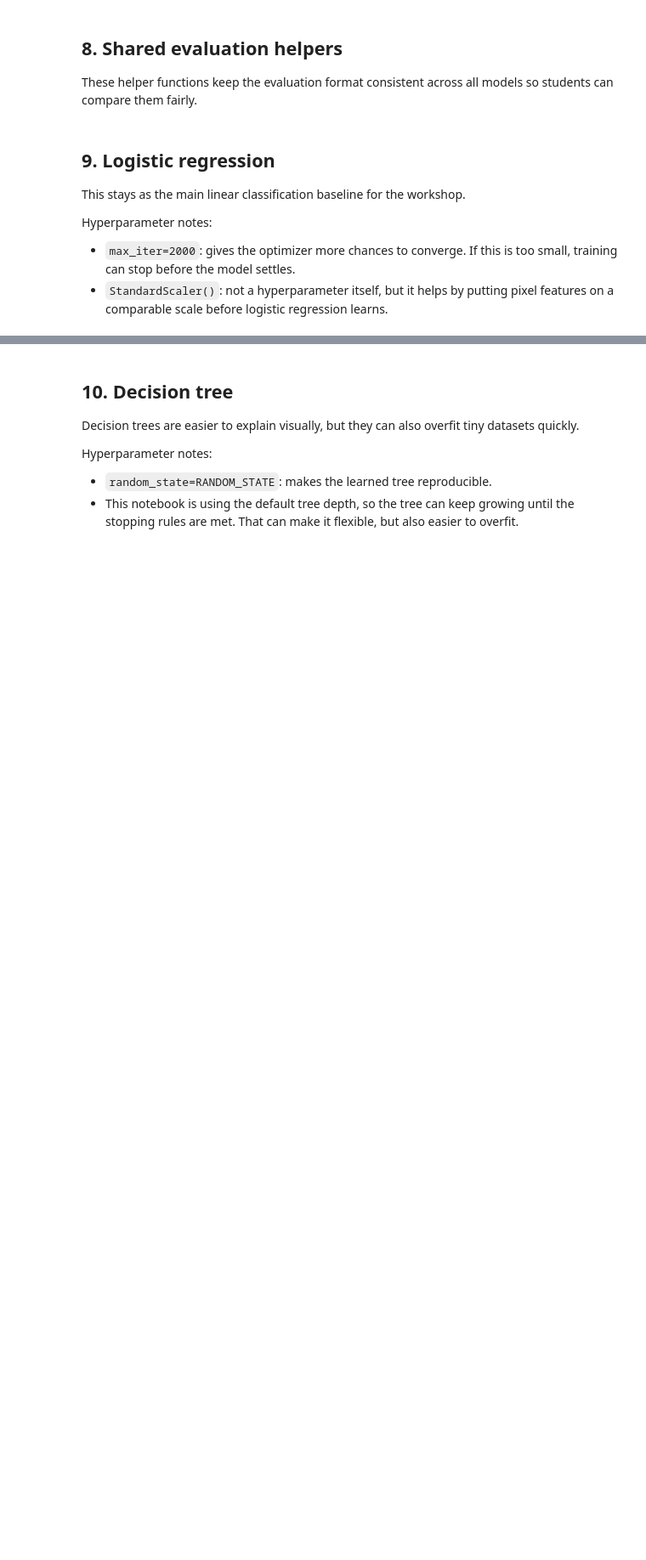
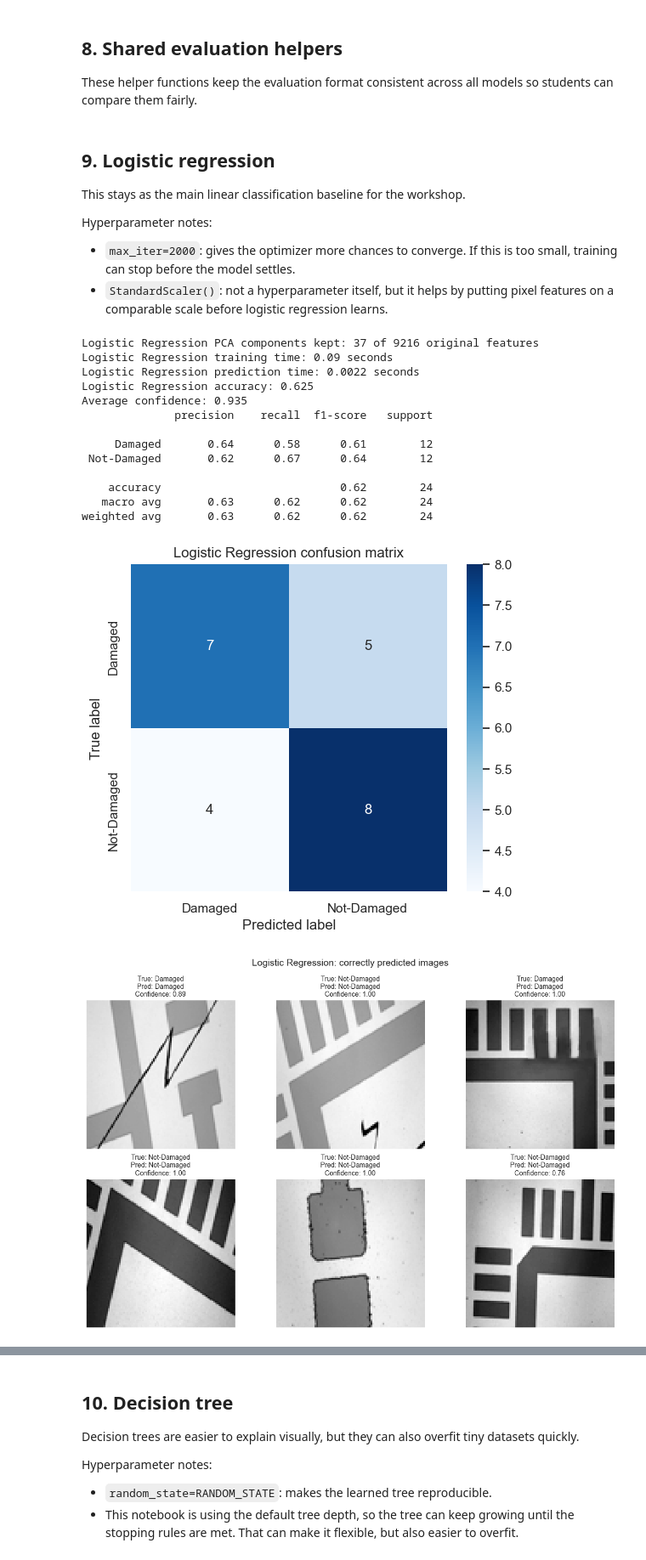
Before and after one commit to shokun723/Summer_Workshop_ShoRydberg, a Jupyter notebook: 0_Class_Notebooks/04_Image_Classification_Grayscale.ipynb, the cells around one changed output, grey strips where cells are left out. Shown at 85% size. Saved outputs shown, nothing was run; the diff lists cells and outputs as text; code cells hidden in the pictures; blank space fills up the shorter version.

```diff
--- a/0_Class_Notebooks/04_Image_Classification_Grayscale.ipynb
+++ b/0_Class_Notebooks/04_Image_Classification_Grayscale.ipynb
@@ -126,6 +129,8 @@ RUN_DEFECT_CHALLENGE = TARGET_MODE == "device_type"
 IMAGE_SIZE = 96  # Student change point: smaller is faster; larger may preserve more detail.
 TEST_SIZE = 0.30  # Student change point: try 0.20 or 0.40 and inspect whether scores change.
 RANDOM_STATE = 42  # Student change point: change this to see how a different split affects results.
+USE_PCA = True  # Student change point: turn on PCA for the scaled flattened-pixel models.
+PCA_VARIANCE_TO_KEEP = 0.95  # Student change point: try 0.90, 0.95, or 0.99 when USE_PCA is True.
 CNN_IMAGE_SIZE = 100  # Student change point: controls image size for the CNN only.
 CNN_EPOCHS = 6  # Student change point: more epochs may improve learning or overfit.
 CNN_BATCH_SIZE = 10  # Student change point: changes how many images the CNN sees per update.
@@ -136,3 +141,4 @@ print(f"Metadata file exists: {METADATA_PATH.exists()}")
 print(f"Current target mode: {TARGET_MODE}")
 print(f"Included device folders: {INCLUDED_DEVICE_TYPES}")
 print(f"Run defect challenge after device training: {RUN_DEFECT_CHALLENGE}")
+print(f"PCA for scaled flattened-pixel models: {USE_PCA} (variance kept: {PCA_VARIANCE_TO_KEEP:.0%})")
@@ -301,6 +355,14 @@ print("Used stratified split:", stratify_labels is not None)
 These helper functions keep the evaluation format consistent across all models so students can compare them fairly.
 # %%
 model_summaries = []
+
+
+def make_scaled_pixel_estimator(classifier):
+    steps = [("scale", StandardScaler())]
+    if USE_PCA:
+        steps.append(("pca", PCA(n_components=PCA_VARIANCE_TO_KEEP, random_state=RANDOM_STATE)))
+    steps.append(("clf", classifier))
+    return Pipeline(steps)
 
 
 def _render_gallery_image(image_data, color_mode="grayscale", image_size=None):
@@ -405,6 +467,11 @@ def fit_and_evaluate_classical_model(model_name, estimator, X_train, y_train, X_
     estimator.fit(X_train, y_train)
     train_elapsed = record_timing(step_timings, f"{timing_key}_train", started)
 
+    estimator_uses_pca = hasattr(estimator, "named_steps") and "pca" in estimator.named_steps
+    if estimator_uses_pca:
+        pca_step = estimator.named_steps["pca"]
+        print(f"{model_name} PCA components kept: {pca_step.n_components_} of {X_train.shape[1]} original features")
+
     # Ask the trained model to predict labels for the held-out test split.
     started = time.perf_counter()
     predictions = estimator.predict(X_test)
@@ -453,6 +520,7 @@ def fit_and_evaluate_classical_model(model_name, estimator, X_train, y_train, X_
         "accuracy": round(float(accuracy), 3),
         "train_seconds": round(float(train_elapsed), 3),
         "predict_seconds": round(float(predict_elapsed), 4),
+        "pca": "on" if estimator_uses_pca else "off",
     })
     return result
 # %% [markdown]
@@ -464,21 +532,34 @@ Hyperparameter notes:
 - `max_iter=2000`: gives the optimizer more chances to converge. If this is too small, training can stop before the model settles.
 - `StandardScaler()`: not a hyperparameter itself, but it helps by putting pixel features on a comparable scale before logistic regression learns.
 # %%
-logistic_model = Pipeline(
-    steps=[
-        ("scale", StandardScaler()),
-        ("clf", LogisticRegression(max_iter=2000)),
-    ]
+logistic_model = make_scaled_pixel_estimator(
+    LogisticRegression(max_iter=2000),
 )
 logistic_results = fit_and_evaluate_classical_model(
     model_name="Logistic Regression",
     estimator=logistic_model,
     X_train=X_train,
     y_train=y_train,
     X_test=X_test,
     y_test=y_test,
     image_arrays=X_test,
     image_size=IMAGE_SIZE,
     timing_key="logistic",
     cmap="Blues",
 )
+# %% [output]
+Logistic Regression PCA components kept: 37 of 9216 original features
+Logistic Regression training time: 0.09 seconds
+Logistic Regression prediction time: 0.0022 seconds
+Logistic Regression accuracy: 0.625
+Average confidence: 0.935
+              precision    recall  f1-score   support
+
+     Damaged       0.64      0.58      0.61        12
+ Not-Damaged       0.62      0.67      0.64        12
+
+    accuracy                           0.62        24
+   macro avg       0.63      0.62      0.62        24
+weighted avg       0.63      0.62      0.62        24
+[figure, added]
+[figure, added]
```
Also changed, not shown: parts of 16 cells of this notebook, 3 other files.
